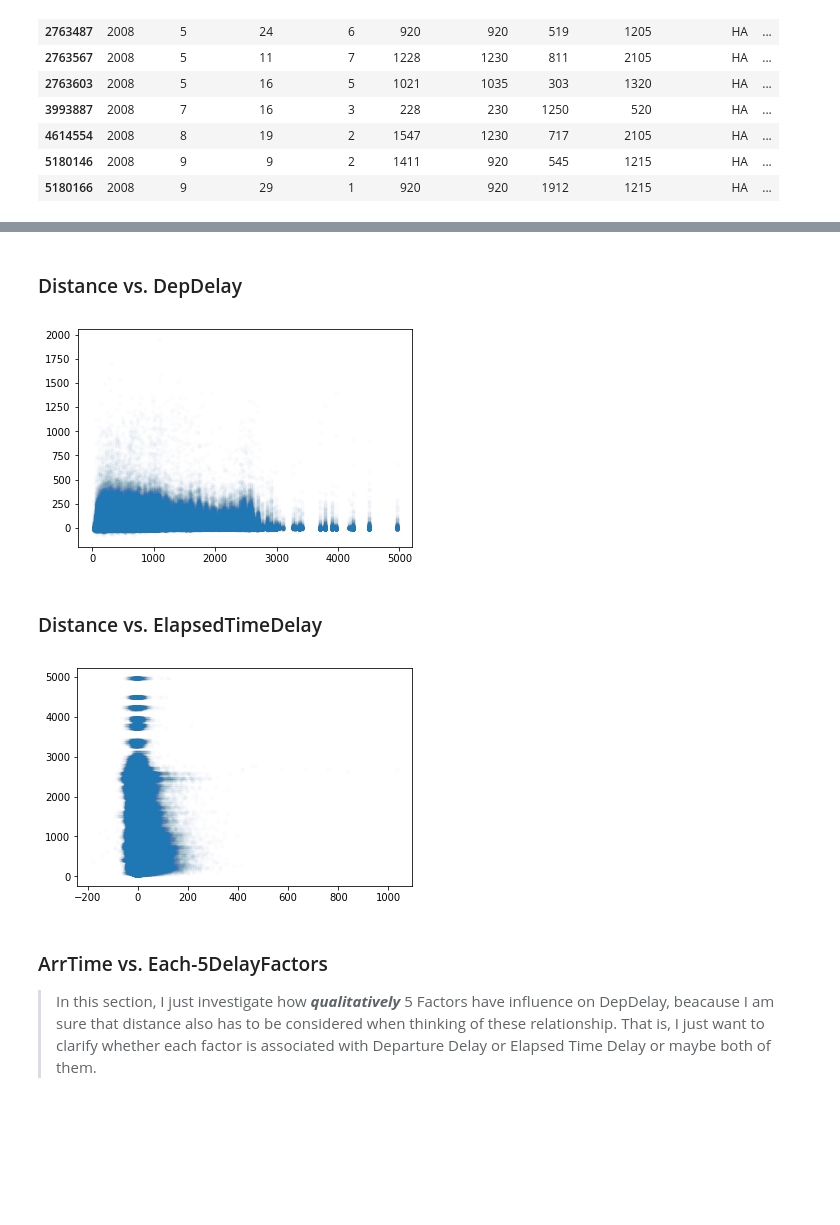
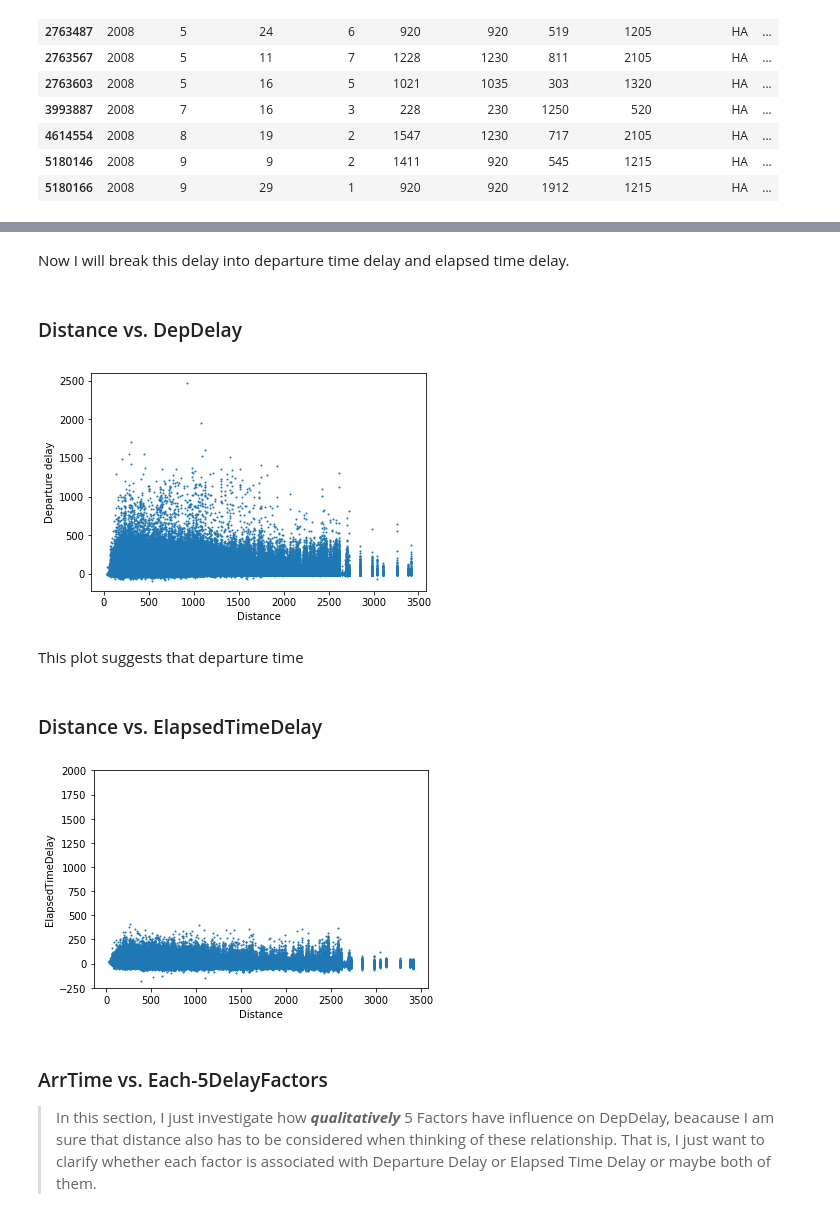
Before and after one commit to kudojp/FlightsDataAnalysis, a Jupyter notebook: exploration_template.ipynb, the cells around one changed output, grey strips where cells are left out. Saved outputs shown, nothing was run; the diff lists cells and outputs as text; code cells hidden in the pictures; blank space fills up the shorter version.

```diff
--- a/exploration_template.ipynb
+++ b/exploration_template.ipynb
@@ -332,6 +331,6 @@ Even though delay more than 1 day is unusual, the reasons of them are explained
 # %%
 #  remove rows with outliers in DepDelay column.
-df = df[(df.DepDelay > -120) & (df.DepDelay < 2400)]
+df = df[(df.DepDelay > -120)]
 # %%
 # plot the histgram again in the limit of [-50<x<200]
 plt.hist(data=df, x="DepDelay",bins=1000)
@@ -532,0 +534,3 @@ df2[(df2.Distance<3000) & (df2.AirTime>600)]
+# %%
+df2[(df2.Origin.isin(hawaii)) | (df2.Dest.isin(hawaii))].shape[0]
+df2 = df2[(df2.Origin.isin(hawaii)) + (df2.Dest.isin(hawaii)) == 0]
@@ -538,15 +558,24 @@ plt.scatter(data=df2, x="Distance", y="AirTime", alpha=1, s=10);
+# %% [markdown]
+ Now I will break this delay into departure time delay and elapsed time delay.
 # %% [markdown]
 ### Distance vs. DepDelay
 # %%
-plt.scatter(data=df, x="Distance", y="DepDelay", alpha=0.01, s=10);
+plt.scatter(data=df2, x="Distance", y="DepDelay", s=1)
+plt.xlabel("Distance")
+plt.ylabel("Departure delay");
 # %% [output]
-[figure, old version]
+[figure, new version]
+# %% [markdown]
+This plot suggests that departure time
 # %% [markdown]
 ### Distance vs. ElapsedTimeDelay
-# %%
-plt.scatter(data=df, x="delay_elapsed", y="Distance", alpha=0.01, s=10);
-# %% [output]
-[figure, removed]
+# %%
+plt.scatter(data=df2, x="Distance", y="delay_elapsed", s=1)
+plt.xlabel("Distance")
+plt.ylabel("ElapsedTimeDelay")
+plt.ylim([-250,2000]);
+# %% [output]
+[figure, added]
 # %% [markdown]
 ### ArrTime vs. Each-5DelayFactors
 > In this section, I just investigate how ***qualitatively*** 5 Factors have influence on DepDelay, beacause I am sure that distance also has to be considered when thinking of these relationship. That is, I just want to clarify whether each factor is associated with Departure Delay or Elapsed Time Delay or maybe both of them.
```
Also changed, not shown: parts of 55 cells of this notebook.
